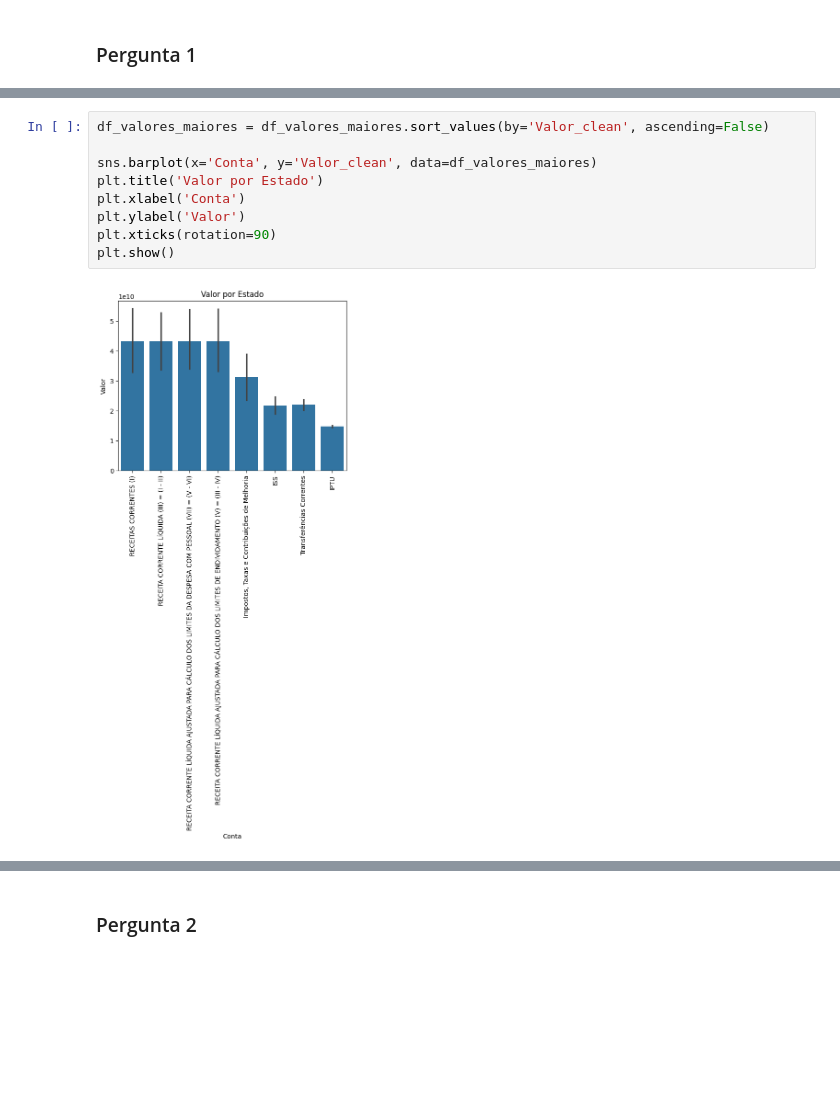
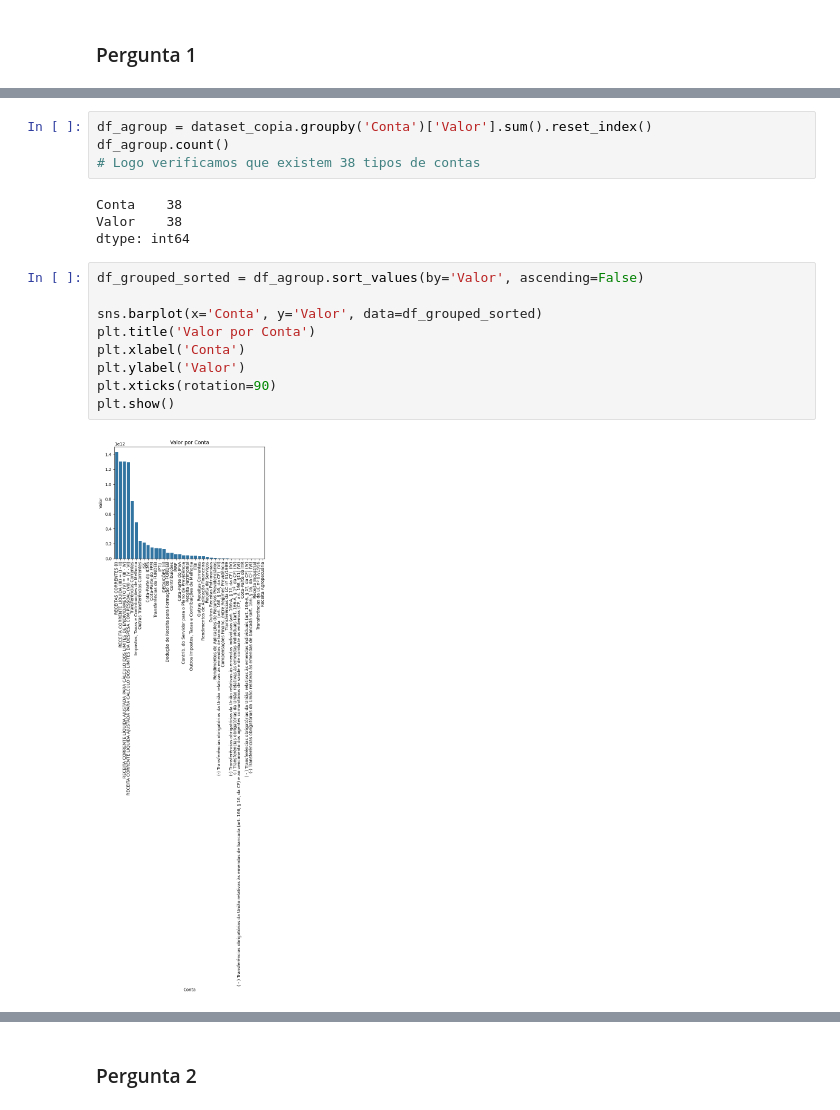
Before and after one commit to juliajgmb/projeto_icd, a Jupyter notebook: fase_Final.ipynb, the cells around one changed output, grey strips where cells are left out. Saved outputs shown, nothing was run; the diff lists cells and outputs as text; blank space fills up the shorter version.

```diff
--- a/fase_Final.ipynb
+++ b/fase_Final.ipynb
@@ -290,11 +294,19 @@ df_valores_maiores
+# %%
+df_agroup = dataset_copia.groupby('Conta')['Valor'].sum().reset_index()
+df_agroup.count()
+# Logo verificamos que existem 38 tipos de contas
+# %% [output]
+Conta    38
+Valor    38
+dtype: int64
 # %%
-df_valores_maiores = df_valores_maiores.sort_values(by='Valor_clean', ascending=False)
+df_grouped_sorted = df_agroup.sort_values(by='Valor', ascending=False)
 
-sns.barplot(x='Conta', y='Valor_clean', data=df_valores_maiores)
-plt.title('Valor por Estado')
+sns.barplot(x='Conta', y='Valor', data=df_grouped_sorted)
+plt.title('Valor por Conta')
 plt.xlabel('Conta')
 plt.ylabel('Valor')
 plt.xticks(rotation=90)
 plt.show()
 # %% [output]
-[figure, old version]
+[figure, new version]
```
Also changed, not shown: parts of 8 cells of this notebook.
